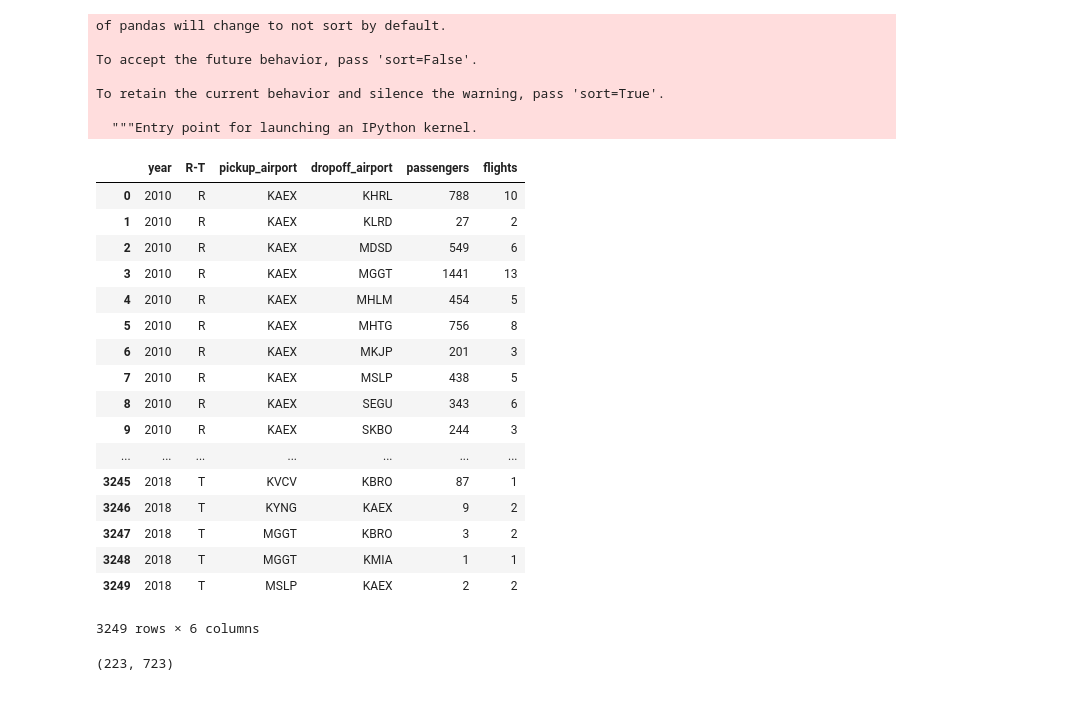
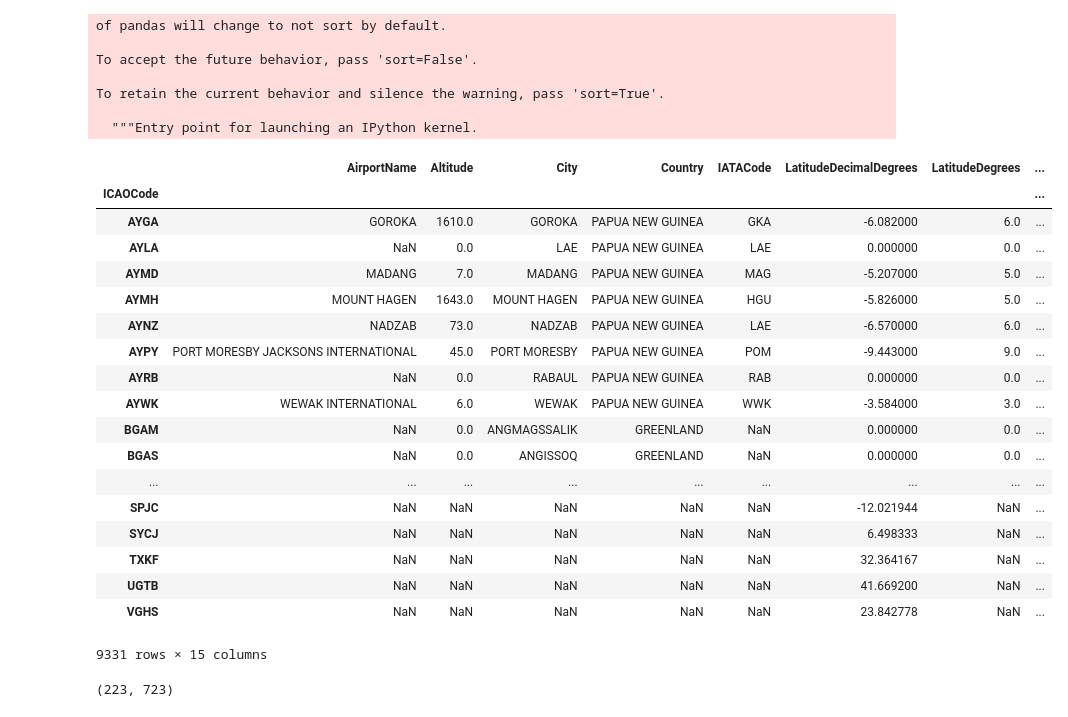
Before and after one commit to UWCHR/ice-air, a Jupyter notebook: analyze/note/map.ipynb, the cells around one changed output. Saved outputs shown, nothing was run; the diff lists cells and outputs as text; code cells hidden in the pictures.

```diff
--- a/analyze/note/map.ipynb
+++ b/analyze/note/map.ipynb
@@ -107,27 +102,28 @@ To accept the future behavior, pass 'sort=False'.
 To retain the current behavior and silence the warning, pass 'sort=True'.
 
   """Entry point for launching an IPython kernel.
-# %%
-flights
-# %% [output]
-|  | year | R-T | pickup_airport | dropoff_airport | passengers | flights |
-| 0 | 2010 | R | KAEX | KHRL | 788 | 10 |
-| 1 | 2010 | R | KAEX | KLRD | 27 | 2 |
-| 2 | 2010 | R | KAEX | MDSD | 549 | 6 |
-| 3 | 2010 | R | KAEX | MGGT | 1441 | 13 |
-| 4 | 2010 | R | KAEX | MHLM | 454 | 5 |
-| 5 | 2010 | R | KAEX | MHTG | 756 | 8 |
-| 6 | 2010 | R | KAEX | MKJP | 201 | 3 |
-| 7 | 2010 | R | KAEX | MSLP | 438 | 5 |
-| 8 | 2010 | R | KAEX | SEGU | 343 | 6 |
-| 9 | 2010 | R | KAEX | SKBO | 244 | 3 |
-| ... | ... | ... | ... | ... | ... | ... |
-| 3245 | 2018 | T | KVCV | KBRO | 87 | 1 |
-| 3246 | 2018 | T | KYNG | KAEX | 9 | 2 |
-| 3247 | 2018 | T | MGGT | KBRO | 3 | 2 |
-| 3248 | 2018 | T | MGGT | KMIA | 1 | 1 |
-| 3249 | 2018 | T | MSLP | KAEX | 2 | 2 |
-3249 rows × 6 columns
+# %%
+airports
+# %% [output]
+|  | AirportName | Altitude | City | Country | IATACode | LatitudeDecimalDegrees | LatitudeDegrees | ... |
+| ICAOCode |  |  |  |  |  |  |  | ... |
+| AYGA | GOROKA | 1610.0 | GOROKA | PAPUA NEW GUINEA | GKA | -6.082000 | 6.0 | ... |
+| AYLA | NaN | 0.0 | LAE | PAPUA NEW GUINEA | LAE | 0.000000 | 0.0 | ... |
+| AYMD | MADANG | 7.0 | MADANG | PAPUA NEW GUINEA | MAG | -5.207000 | 5.0 | ... |
+| AYMH | MOUNT HAGEN | 1643.0 | MOUNT HAGEN | PAPUA NEW GUINEA | HGU | -5.826000 | 5.0 | ... |
+| AYNZ | NADZAB | 73.0 | NADZAB | PAPUA NEW GUINEA | LAE | -6.570000 | 6.0 | ... |
+| AYPY | PORT MORESBY JACKSONS INTERNATIONAL | 45.0 | PORT MORESBY | PAPUA NEW GUINEA | POM | -9.443000 | 9.0 | ... |
+| AYRB | NaN | 0.0 | RABAUL | PAPUA NEW GUINEA | RAB | 0.000000 | 0.0 | ... |
+| AYWK | WEWAK INTERNATIONAL | 6.0 | WEWAK | PAPUA NEW GUINEA | WWK | -3.584000 | 3.0 | ... |
+| BGAM | NaN | 0.0 | ANGMAGSSALIK | GREENLAND | NaN | 0.000000 | 0.0 | ... |
+| BGAS | NaN | 0.0 | ANGISSOQ | GREENLAND | NaN | 0.000000 | 0.0 | ... |
+| ... | ... | ... | ... | ... | ... | ... | ... | ... |
+| SPJC | NaN | NaN | NaN | NaN | NaN | -12.021944 | NaN | ... |
+| SYCJ | NaN | NaN | NaN | NaN | NaN | 6.498333 | NaN | ... |
+| TXKF | NaN | NaN | NaN | NaN | NaN | 32.364167 | NaN | ... |
+| UGTB | NaN | NaN | NaN | NaN | NaN | 41.669200 | NaN | ... |
+| VGHS | NaN | NaN | NaN | NaN | NaN | 23.842778 | NaN | ... |
+9331 rows × 15 columns
 # %%
 edges = flights[['pickup_airport', 'dropoff_airport']].values
 # %%
```
Also changed, not shown: parts of 4 cells of this notebook, 5 other files.
